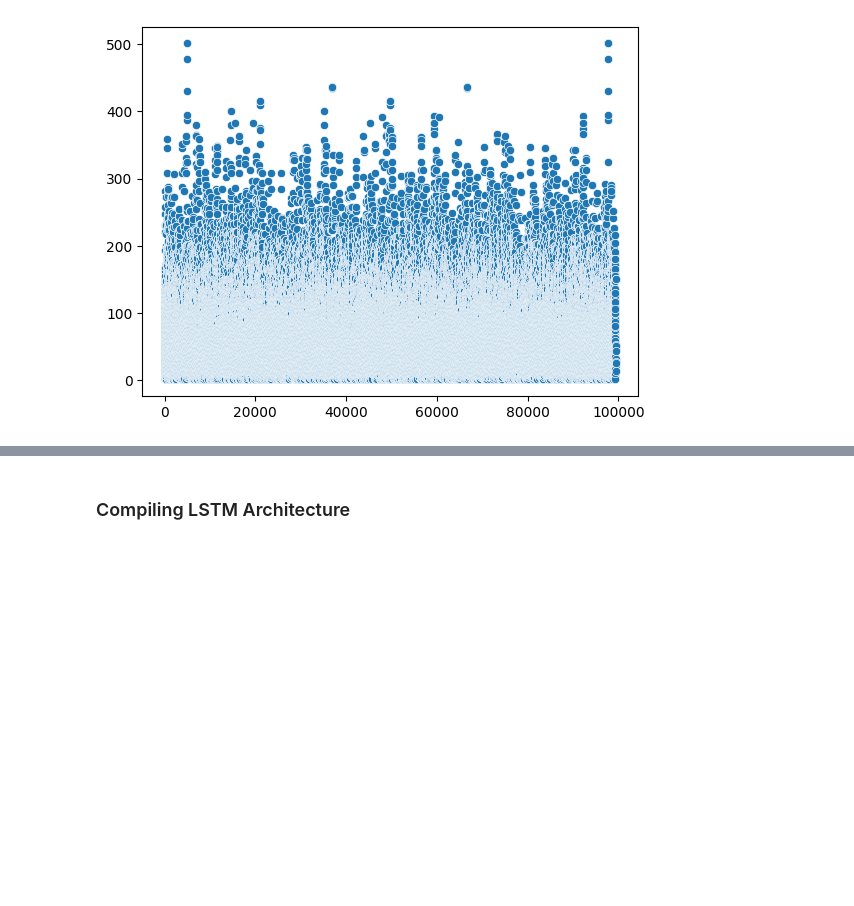
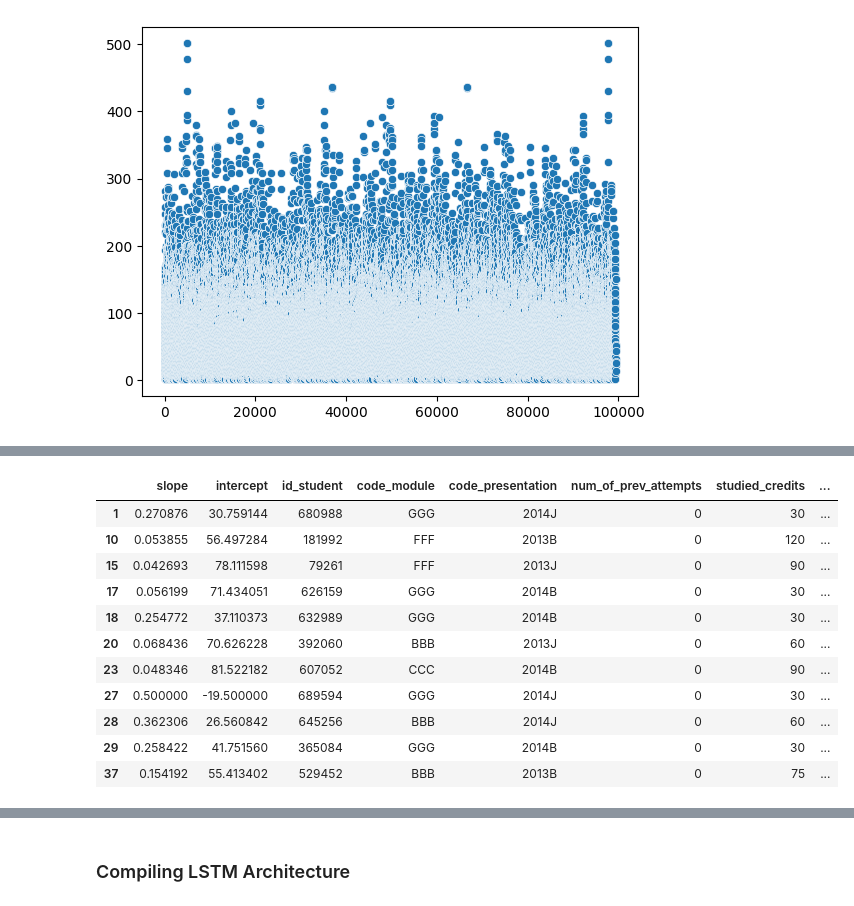
Before and after one commit to Tanyk2004/CS370-ERS, a Jupyter notebook: recommender.ipynb, the cells around one changed output, grey strips where cells are left out. Drawn from its saved outputs; the diff is of its cells as text; code cells hidden in the pictures; blank space fills up the shorter version.

Commit message:
restructuring LSTM input

```diff
--- a/recommender.ipynb
+++ b/recommender.ipynb
@@ -23,6 +21,7 @@ Drive already mounted at /content/drive; to attempt to forcibly remount, call dr
 # %%
-import os
-
-path = os.path.join("drive", "MyDrive")
-path += "/"
-print(path)
+# import os
+#
+# path = os.path.join("drive", "MyDrive")
+# path += "/"
+# print(path)
+path = ""
@@ -41,0 +37,3 @@ FileNotFoundError: [Errno 2] No such file or directory: 'drive/MyDrive/data/stud
+# %%
+unique_vle_resources = student_vle_df['id_site'].unique()
+unique_vle_resources.shape
@@ -105,9 +109,11 @@ assessments_J_df = assessments_df[assessments_df['code_module'].isin(courses_J_d
 # ! However, we are not sure if this is the right way to handle this
 # * Maybe we can use the student VLE interactions to fill in the missing values
 vle_df.dropna(how='any', inplace=True)
+vle_df.drop(columns=['week_from', 'week_to'], inplace=True)
 vle_df = pd.get_dummies(vle_df, columns=["activity_type"])
 vle_B_df = vle_df[vle_df['code_module'].isin(courses_B_df['code_module'])]
 vle_J_df = vle_df[vle_df['code_module'].isin(courses_J_df['code_module'])]
+
 
 # * Pre processing Student Info Dataset
 student_info_df.dropna(how='any', inplace=True)
@@ -622,3 +642,70 @@ def get_sets_labels(padded_resource_sets):
 # %% [output]
 99395
 [figure]
+# %%
+def get_filtered_student_resources(student_id):
+    student_resource_set = get_resource_sets_per_student(student_id)
+
+    index = 0
+    while (index < len(student_resource_set)):
+        # remove any transaction with the final result less than 85
+        if (student_resource_set[index][-1] < 85):
+            student_resource_set.pop(index)
+        else:
+            index += 1
+
+
+    return student_resource_set
+
+def get_resource_df(student_vle_df, student_info_df, vle_df, sample_size=100):
+    """
+        Create a Dataframe for training the LSTM. The Dataframe should contains
+        a sequence of resources used by sucessful students before a test with a successful outcome.
+    """
+    successful_students_df = get_successful_student_trends(student_info_df.sample(n=sample_size))
+
+    vocab_size = unique_vle_resources.shape[0]
+
+    # Create a mapping from resource id to index
+    resource_mapping = {}
+    inverse_resource_mapping = {}
+    for index, resource in enumerate(unique_vle_resources):
+        resource_mapping[resource] = index
+        inverse_resource_mapping[index] = resource
+
+
+    vectorized_map = np.vectorize(resource_mapping.get)
+    # For each student fetch resources used before a test filter
+    for index, student in successful_students_df.iterrows():
+        student_id = student["id_student"]
+        student_resource_set = get_filtered_student_resources(student_id)
+        if (len(student_resource_set) == 0):
+            continue
+        padded_student_resource_set = pad_resource_sets(student_resource_set)
+        # Convert the resource set to a sequence of indices
+
+        mapped_resource_sets = []
+        for list_resources in padded_student_resource_set:
+
+            resource_set = vectorized_map(list_resources[:-1])
+            temp_resource_set = []
+            # get resource features from the vle based on resource id in list_resources
+            for resource in resource_set:
+                if inverse_resource_mapping[resource]  in vle_df['id_site'].values:
+                    print("Resource not found in vle_df")
+                # resource_df_elem = vle_df[vle_df['id_site'] == inverse_resource_mapping[resource]]
+                # print(resource_df_elem["id_site"])
+                # temp_resource_set.append(resource_df_elem)
+            resource_set = temp_resource_set
+
+
+
+            if len(resource_set) == 0:
+                continue
+            mapped_resource_sets.append(resource_set)
+
+
+    return successful_students_df
+
+get_resource_df(student_vle_df, student_info_df, vle_df)
+# %% [output]
@@ -624,0 +729,12 @@ def get_sets_labels(padded_resource_sets):
+|  | slope | intercept | id_student | code_module | code_presentation | num_of_prev_attempts | studied_credits | ... |
+| 1 | 0.270876 | 30.759144 | 680988 | GGG | 2014J | 0 | 30 | ... |
+| 10 | 0.053855 | 56.497284 | 181992 | FFF | 2013B | 0 | 120 | ... |
+| 15 | 0.042693 | 78.111598 | 79261 | FFF | 2013J | 0 | 90 | ... |
+| 17 | 0.056199 | 71.434051 | 626159 | GGG | 2014B | 0 | 30 | ... |
+| 18 | 0.254772 | 37.110373 | 632989 | GGG | 2014B | 0 | 30 | ... |
+| 20 | 0.068436 | 70.626228 | 392060 | BBB | 2013J | 0 | 60 | ... |
+| 23 | 0.048346 | 81.522182 | 607052 | CCC | 2014B | 0 | 90 | ... |
+| 27 | 0.500000 | -19.500000 | 689594 | GGG | 2014J | 0 | 30 | ... |
+| 28 | 0.362306 | 26.560842 | 645256 | BBB | 2014J | 0 | 60 | ... |
+| 29 | 0.258422 | 41.751560 | 365084 | GGG | 2014B | 0 | 30 | ... |
+| 37 | 0.154192 | 55.413402 | 529452 | BBB | 2013B | 0 | 75 | ... |
```
Also changed, not shown: parts of 16 cells of this notebook.
